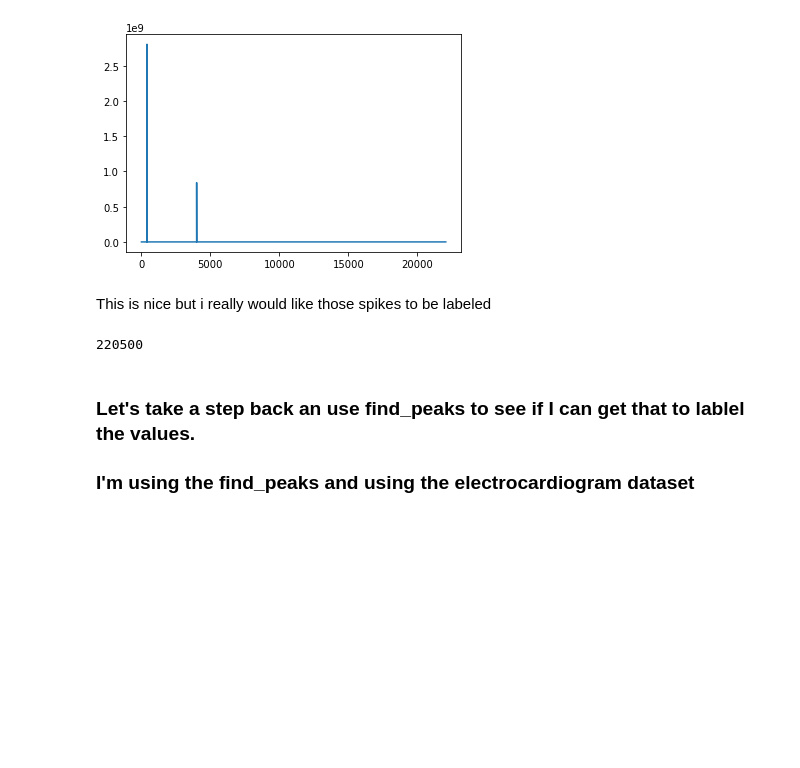
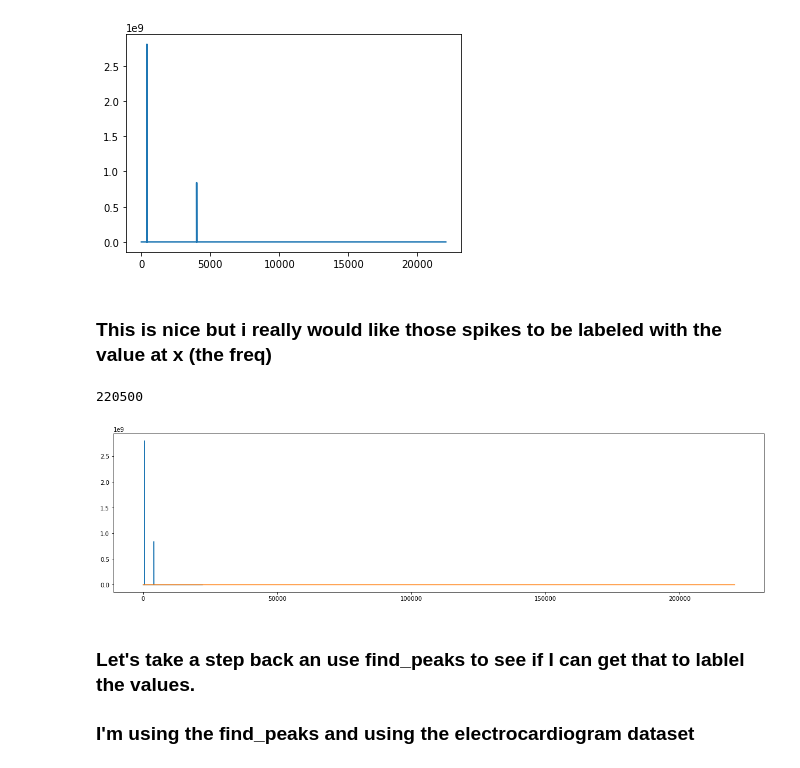
Before and after one commit to Little-PyProjects/SunSpots, a Jupyter notebook: notebooks/Sunspot_EDA.ipynb, the cells around one changed output. Cells and saved outputs as stored; diff of their text form; code cells hidden in the pictures; blank space fills up the shorter version.

```diff
--- a/notebooks/Sunspot_EDA.ipynb
+++ b/notebooks/Sunspot_EDA.ipynb
@@ -95,18 +95,0 @@ def get_fft_values(y_values, T, N, f_s):
-# %%
-t_n = 200
-N = 200 #sample rate (in Hz) must equal last of x=np.linspace(0,10,300) below
-T = t_n / N
-f_s = 1/T #freq
-
-x_value = np.linspace(0,t_n,N)
-
-#dummy values
-amplitudes = [1, 1, 1]
-frequencies = [30, 10, 1]
-
-y_values = [amplitudes[i]*np.sin(2*np.pi*frequencies[i]*x_value) for i in range(0,len(amplitudes))]
-composite_y_value = np.sum(y_values, axis=0)
-
-f_values, fft_values = get_fft_values(composite_y_value, T, N, f_s)
-
-colors = ['k', 'b', 'b', 'b', 'b', 'b', 'b', 'b', 'b']
@@ -188,11 +141,28 @@ plt.show()
 # %% [output]
 [figure]
 # %% [markdown]
-This is nice but i really would like those spikes to be labeled
+### This is nice but i really would like those spikes to be labeled with the value at x (the freq)
 # %%
 yf.size
 # %% [output]
 220500
+# %%
+# Note the extra 'r' at the front
+plt.figure(figsize = (20, 5))
+
+yf = rfft(normalized_tone)
+xf = rfftfreq(N, 1 / SAMPLE_RATE)
+peaks, _ = find_peaks(x, distance=1000)
+plt.plot(xf, np.abs(yf))
+
+
+c= np.diff(peaks)
+
+plt.plot(x)
+plt.plot(peaks, x[peaks], 'x')
+plt.show()
+# %% [output]
+[figure, added]
 # %% [markdown]
 ### Let's take a step back an use find_peaks to see if I can get that to lablel the values.
 ### I'm using the find_peaks and using the electrocardiogram dataset
```
Also changed, not shown: parts of 12 cells of this notebook.
